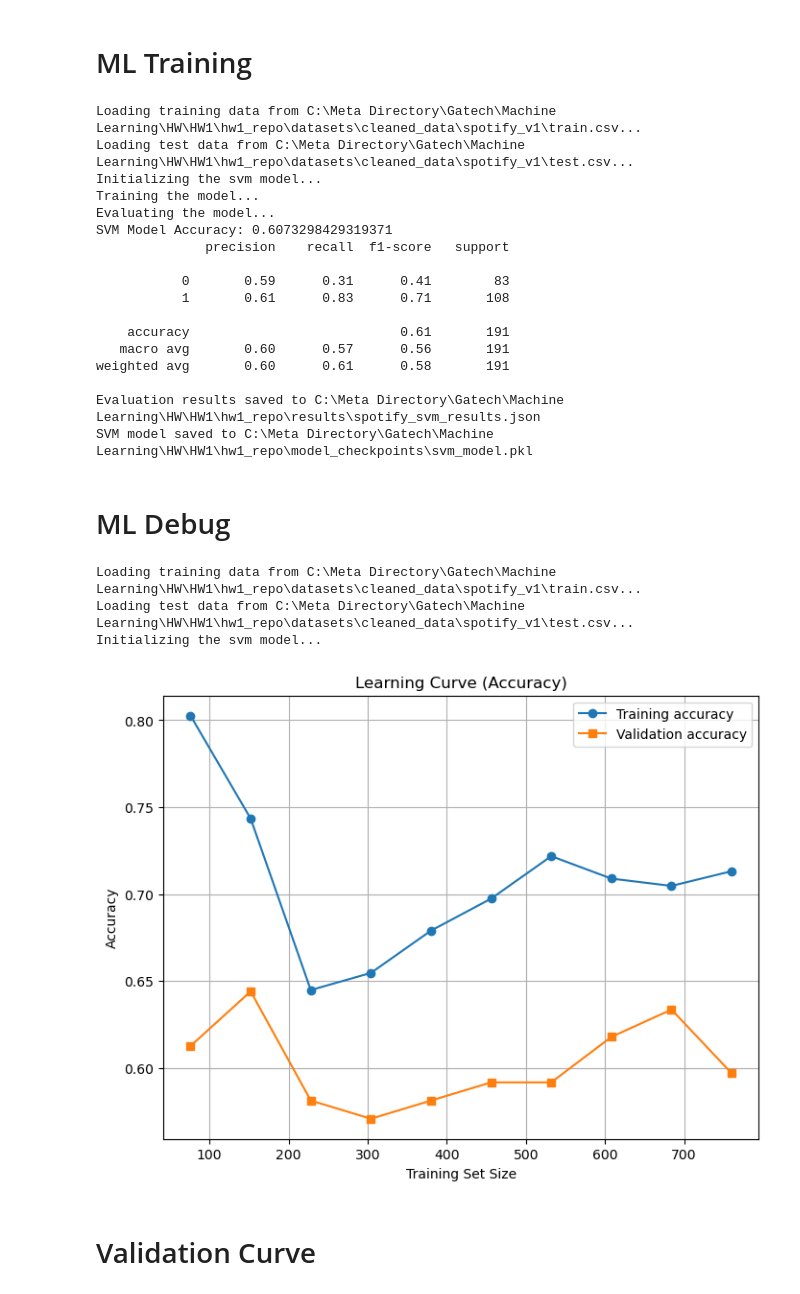
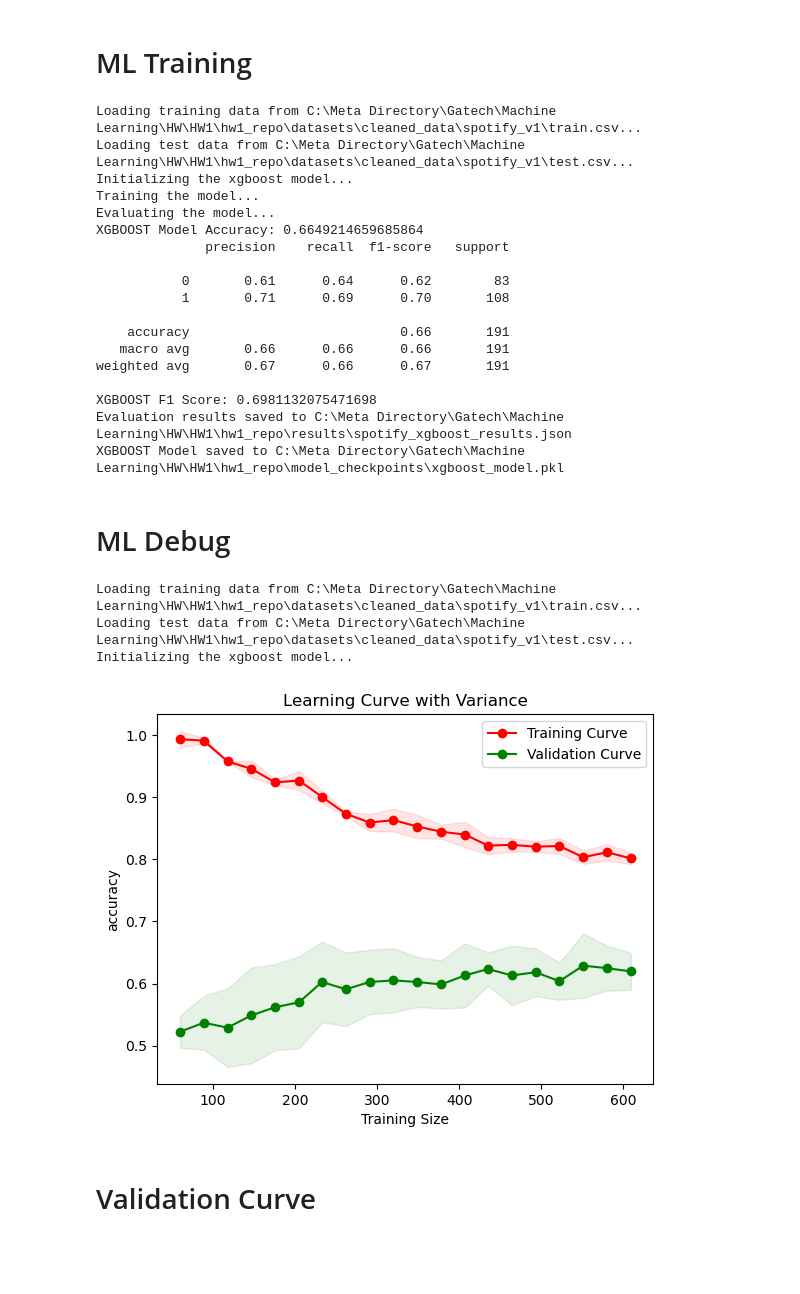
Before and after one commit to JohhnnyKeepWalking985/ML-HW1, a Jupyter notebook: src/spotify_experiment.ipynb, the cells around one changed output. Drawn from its saved outputs; the diff is of its cells as text; code cells hidden in the pictures; blank space fills up the shorter version.

Commit message:
add full repo

```diff
--- a/src/spotify_experiment.ipynb
+++ b/src/spotify_experiment.ipynb
@@ -21,39 +21,40 @@ warnings.filterwarnings("ignore")
 project_root = Path.cwd().parent
 sys.path.append(str(project_root))
 
-config_path = project_root / "configs" / "svm_spotify.yaml"
+config_path = project_root / "configs" / "xgboost_spotify.yaml"
 train_model(config_path)
 # %% [output]
 Loading training data from C:\Meta Directory\Gatech\Machine Learning\HW\HW1\hw1_repo\datasets\cleaned_data\spotify_v1\train.csv...
 Loading test data from C:\Meta Directory\Gatech\Machine Learning\HW\HW1\hw1_repo\datasets\cleaned_data\spotify_v1\test.csv...
-Initializing the svm model...
+Initializing the xgboost model...
 Training the model...
 Evaluating the model...
-SVM Model Accuracy: 0.6073298429319371
+XGBOOST Model Accuracy: 0.6649214659685864
               precision    recall  f1-score   support
 
-           0       0.59      0.31      0.41        83
-           1       0.61      0.83      0.71       108
+           0       0.61      0.64      0.62        83
+           1       0.71      0.69      0.70       108
 
-    accuracy                           0.61       191
-   macro avg       0.60      0.57      0.56       191
-weighted avg       0.60      0.61      0.58       191
+    accuracy                           0.66       191
+   macro avg       0.66      0.66      0.66       191
+weighted avg       0.67      0.66      0.67       191
 
-Evaluation results saved to C:\Meta Directory\Gatech\Machine Learning\HW\HW1\hw1_repo\results\spotify_svm_results.json
-SVM model saved to C:\Meta Directory\Gatech\Machine Learning\HW\HW1\hw1_repo\model_checkpoints\svm_model.pkl
+XGBOOST F1 Score: 0.6981132075471698
+Evaluation results saved to C:\Meta Directory\Gatech\Machine Learning\HW\HW1\hw1_repo\results\spotify_xgboost_results.json
+XGBOOST Model saved to C:\Meta Directory\Gatech\Machine Learning\HW\HW1\hw1_repo\model_checkpoints\xgboost_model.pkl
 # %% [markdown]
 # ML Debug
 # %%
 project_root = Path.cwd().parent
 sys.path.append(str(project_root))
 
-config_path = project_root / "configs" / "svm_spotify.yaml"
+config_path = project_root / "configs" / "xgboost_spotify.yaml"
 train_model(config_path, debug=True)
 # %% [output]
 Loading training data from C:\Meta Directory\Gatech\Machine Learning\HW\HW1\hw1_repo\datasets\cleaned_data\spotify_v1\train.csv...
 Loading test data from C:\Meta Directory\Gatech\Machine Learning\HW\HW1\hw1_repo\datasets\cleaned_data\spotify_v1\test.csv...
-Initializing the svm model...
+Initializing the xgboost model...
-[figure, old version]
+[figure, new version]
 # %% [markdown]
 # Validation Curve
 # %%
```
Also changed, not shown: parts of 8 cells of this notebook, 30 other files.
